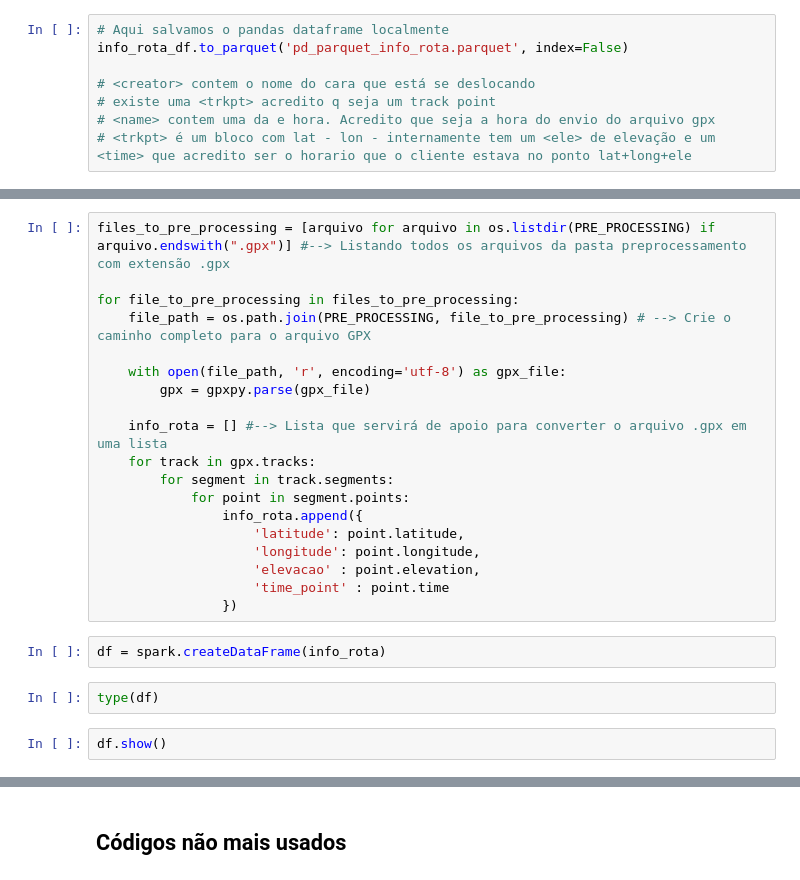
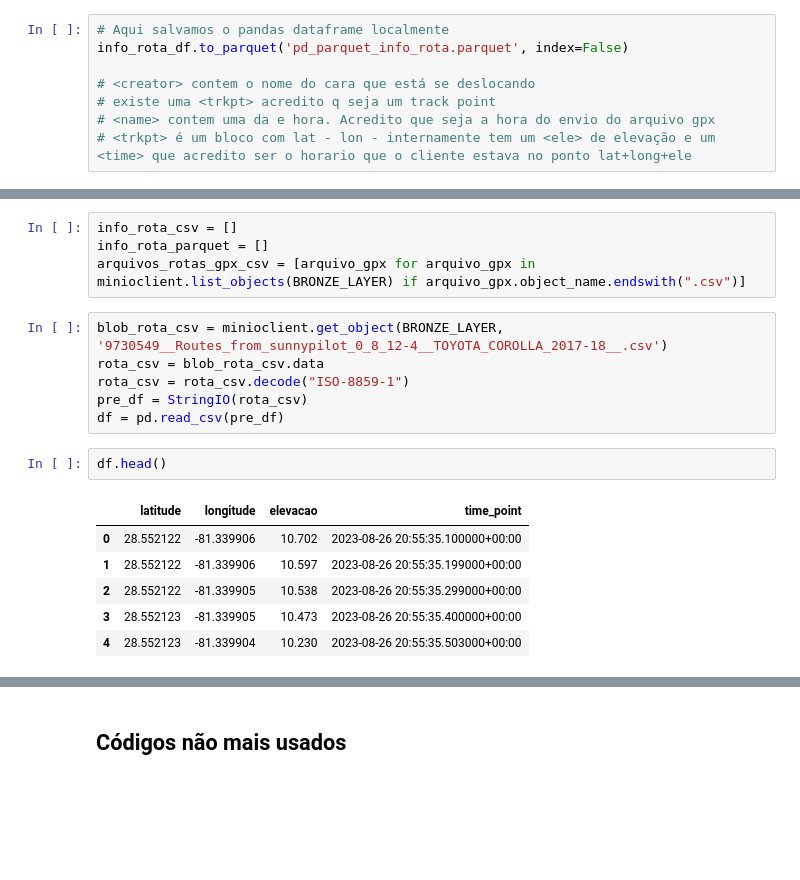
Before and after one commit to ThigaoRibeiro/tcc-ufrj-pipeline, a Jupyter notebook: Teste_WebScraping_OpenStreetMap.ipynb, the cells around one changed output, grey strips where cells are left out. Saved outputs shown, nothing was run; the diff lists cells and outputs as text; blank space fills up the shorter version.

Commit message:
Tratamento de erro adicionado no arquivo Rename_Processing_files.py - Funcionalidade da leitura do CSV no bucket criada.

```diff
--- a/Teste_WebScraping_OpenStreetMap.ipynb
+++ b/Teste_WebScraping_OpenStreetMap.ipynb
@@ -483,25 +448,19 @@ info_rota[:3]
-# %%
-files_to_pre_processing = [arquivo for arquivo in os.listdir(PRE_PROCESSING) if arquivo.endswith(".gpx")] #--> Listando todos os arquivos da pasta preprocessamento com extensão .gpx
-
-for file_to_pre_processing in files_to_pre_processing:
-    file_path = os.path.join(PRE_PROCESSING, file_to_pre_processing) # --> Crie o caminho completo para o arquivo GPX
-
-    with open(file_path, 'r', encoding='utf-8') as gpx_file:
-        gpx = gpxpy.parse(gpx_file)
-
-    info_rota = [] #--> Lista que servirá de apoio para converter o arquivo .gpx em uma lista
-    for track in gpx.tracks:
-        for segment in track.segments:
-            for point in segment.points:
-                info_rota.append({
-                    'latitude': point.latitude,
-                    'longitude': point.longitude,
-                    'elevacao' : point.elevation,
-                    'time_point' : point.time
-                })
-# %%
-df = spark.createDataFrame(info_rota)
-# %%
-type(df)
+# %%
+info_rota_csv = []
+info_rota_parquet = []
+arquivos_rotas_gpx_csv = [arquivo_gpx for arquivo_gpx in minioclient.list_objects(BRONZE_LAYER) if arquivo_gpx.object_name.endswith(".csv")]
+# %%
+blob_rota_csv = minioclient.get_object(BRONZE_LAYER, '9730549__Routes_from_sunnypilot_0_8_12-4__TOYOTA_COROLLA_2017-18__.csv')
+rota_csv = blob_rota_csv.data
+rota_csv = rota_csv.decode("ISO-8859-1")
+pre_df = StringIO(rota_csv)
+df = pd.read_csv(pre_df)
 # %%
-df.show()
+df.head()
+# %% [output]
+|  | latitude | longitude | elevacao | time_point |
+| 0 | 28.552122 | -81.339906 | 10.702 | 2023-08-26 20:55:35.100000+00:00 |
+| 1 | 28.552122 | -81.339906 | 10.597 | 2023-08-26 20:55:35.199000+00:00 |
+| 2 | 28.552122 | -81.339905 | 10.538 | 2023-08-26 20:55:35.299000+00:00 |
+| 3 | 28.552123 | -81.339905 | 10.473 | 2023-08-26 20:55:35.400000+00:00 |
+| 4 | 28.552123 | -81.339904 | 10.230 | 2023-08-26 20:55:35.503000+00:00 |
```
Also changed, not shown: parts of 38 cells of this notebook, 3 other files.
